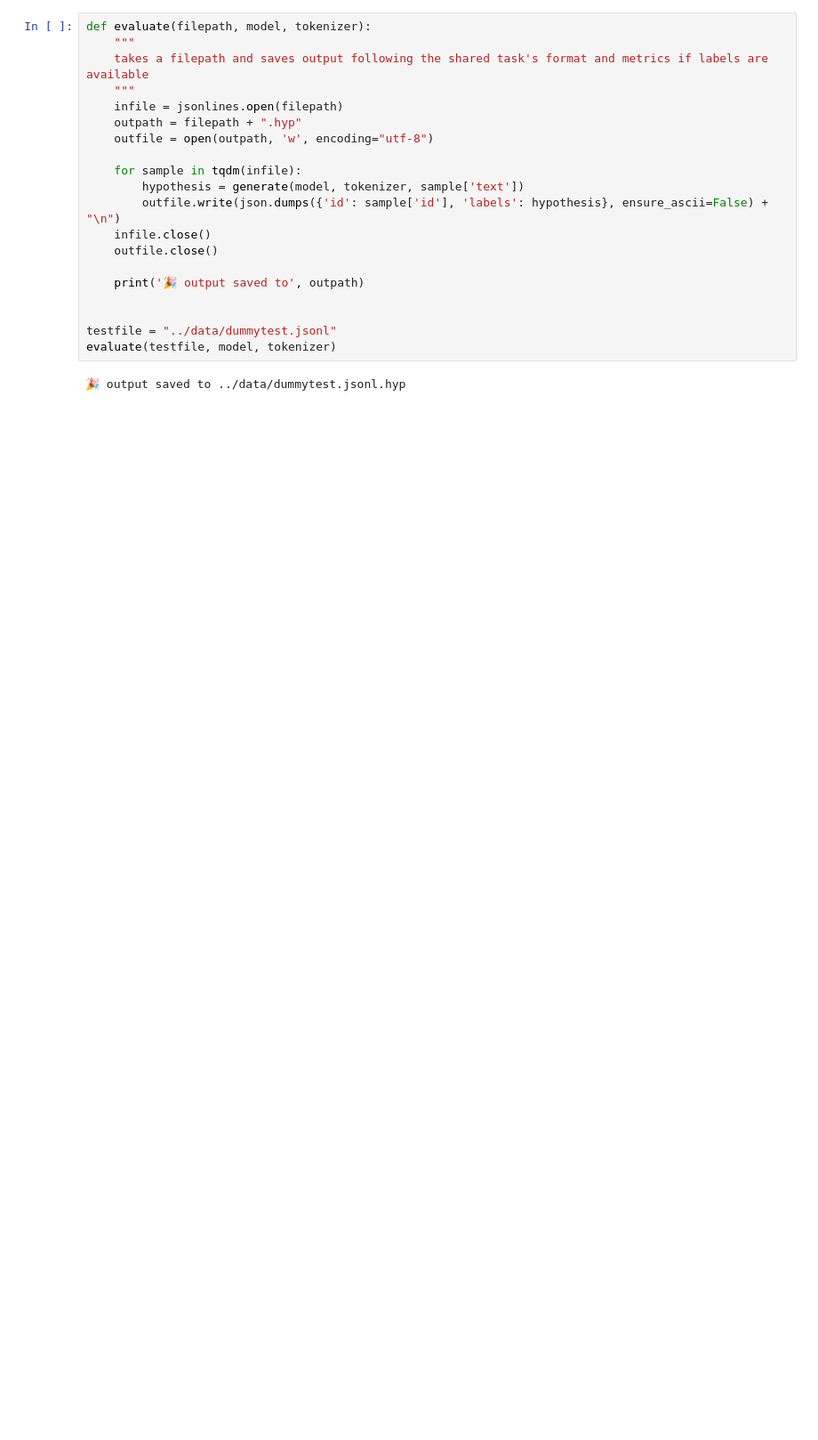
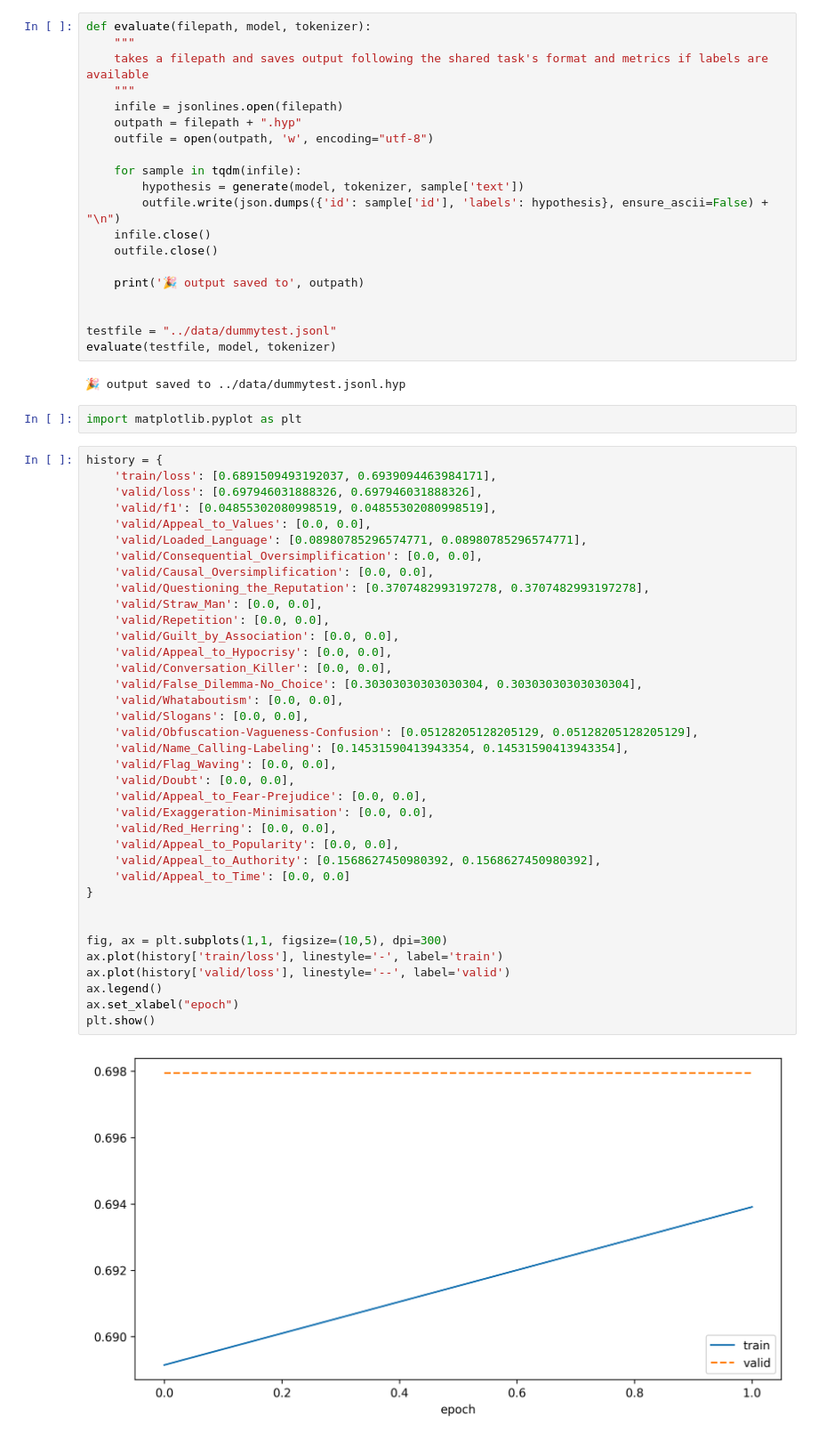
Before and after one commit to riyadhrazzaq/araieval24, a Jupyter notebook: task1/src/baseline2.ipynb, the cells around one changed output. Shown at 89% size. Cells and saved outputs as stored; diff of their text form; blank space fills up the shorter version.

Commit message:
training and evaluation script ready

```diff
--- a/task1/src/baseline2.ipynb
+++ b/task1/src/baseline2.ipynb
@@ -727,3 +715,44 @@ testfile = "../data/dummytest.jsonl"
 evaluate(testfile, model, tokenizer)
 # %% [output]
 🎉 output saved to ../data/dummytest.jsonl.hyp
+# %%
+import matplotlib.pyplot as plt
+# %%
+history = {
+    'train/loss': [0.6891509493192037, 0.6939094463984171],
+    'valid/loss': [0.697946031888326, 0.697946031888326],
+    'valid/f1': [0.04855302080998519, 0.04855302080998519],
+    'valid/Appeal_to_Values': [0.0, 0.0],
+    'valid/Loaded_Language': [0.08980785296574771, 0.08980785296574771],
+    'valid/Consequential_Oversimplification': [0.0, 0.0],
+    'valid/Causal_Oversimplification': [0.0, 0.0],
+    'valid/Questioning_the_Reputation': [0.3707482993197278, 0.3707482993197278],
+    'valid/Straw_Man': [0.0, 0.0],
+    'valid/Repetition': [0.0, 0.0],
+    'valid/Guilt_by_Association': [0.0, 0.0],
+    'valid/Appeal_to_Hypocrisy': [0.0, 0.0],
+    'valid/Conversation_Killer': [0.0, 0.0],
+    'valid/False_Dilemma-No_Choice': [0.30303030303030304, 0.30303030303030304],
+    'valid/Whataboutism': [0.0, 0.0],
+    'valid/Slogans': [0.0, 0.0],
+    'valid/Obfuscation-Vagueness-Confusion': [0.05128205128205129, 0.05128205128205129],
+    'valid/Name_Calling-Labeling': [0.14531590413943354, 0.14531590413943354],
+    'valid/Flag_Waving': [0.0, 0.0],
+    'valid/Doubt': [0.0, 0.0],
+    'valid/Appeal_to_Fear-Prejudice': [0.0, 0.0],
+    'valid/Exaggeration-Minimisation': [0.0, 0.0],
+    'valid/Red_Herring': [0.0, 0.0],
+    'valid/Appeal_to_Popularity': [0.0, 0.0],
+    'valid/Appeal_to_Authority': [0.1568627450980392, 0.1568627450980392],
+    'valid/Appeal_to_Time': [0.0, 0.0]
+}
+
+
+fig, ax = plt.subplots(1,1, figsize=(10,5), dpi=300)
+ax.plot(history['train/loss'], linestyle='-', label='train')
+ax.plot(history['valid/loss'], linestyle='--', label='valid')
+ax.legend()
+ax.set_xlabel("epoch")
+plt.show()
+# %% [output]
+[figure, added]
```
Also changed, not shown: parts of 6 cells of this notebook, 12 other files.
